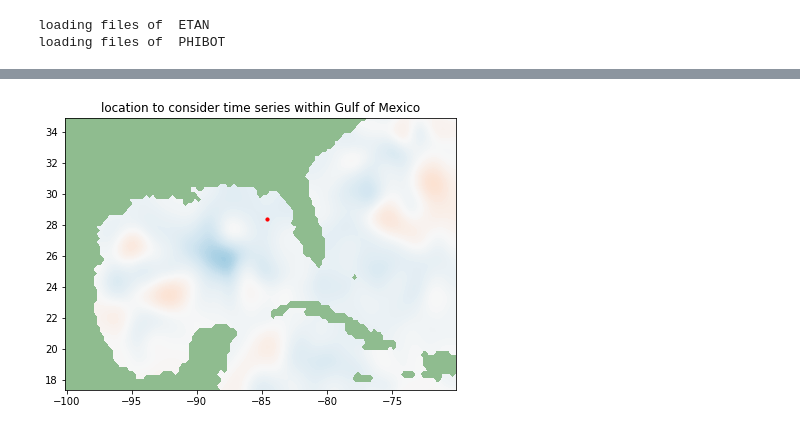
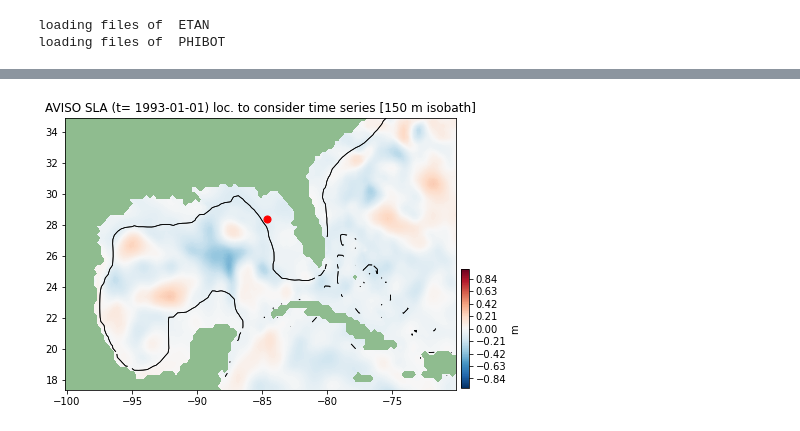
Before and after one commit to jakesteinberg/nasa_ostst, a Jupyter notebook: aviso_trends.ipynb, the cells around one changed output, grey strips where cells are left out. Drawn from its saved outputs; the diff is of its cells as text; code cells hidden in the pictures.

```diff
--- a/aviso_trends.ipynb
+++ b/aviso_trends.ipynb
@@ -51,5 +51,9 @@ loading files of  PHIBOT
 ocean_mask = np.ceil(ecco_monthly_ds.hFacC[0])
 ocean_mask = ocean_mask.where(ocean_mask==1, np.nan)
 total_ocean_area = np.sum(ecco_monthly_ds.rA*ocean_mask)
+# %%
+# bathymetry
+dep = ecco_monthly_ds.Depth
+dep = dep.where(ecco_monthly_ds.hFacC.isel(tile=tile_num,k=0) !=0, np.nan)
 # %%
 SSH_global_mean_mon = (ecco_monthly_ds.ETAN*ecco_monthly_ds.rA).sum(dim=['i','j','tile'])/total_ocean_area # global mean time series
@@ -92,3 +99,22 @@ for i in range(np.shape(ssh_anom)[0]):
     if len(t_ov > 25):
         avsla_raw_month[i,:,:] = np.nanmean(avsla_raw[t_ov], axis=0)
         avsla_month[i,:,:] = np.nanmean(avsla[t_ov], axis=0)
+# %%
+f, (ax,ax2,ax3) = plt.subplots(1,3,figsize=(16,4)); clim = [-0.02, 0.02];
+colMap = plt.get_cmap('plasma'); # colMap.set_over(color='r');
+
+Kc = ax.pcolor(av.longitude,av.latitude,avsla_raw.var(dim='time'), norm=LogNorm(vmin=0.001, vmax=0.125),cmap=colMap);
+ax.set_title('AVISO SLA Variance');
+ax.set_xlim([av.longitude[2], av.longitude[-1]]); ax.set_ylim([av.latitude[0], av.latitude[-1]]); ax.set_facecolor('#8FBC8F');
+
+Kc = ax2.pcolor(av.longitude,av.latitude,np.nanvar(avsla_month,axis=0),norm=LogNorm(vmin=0.001,vmax=0.125),cmap=colMap);
+ax2.set_title('AVISO 30day,2deg SLA Variance');
+ax2.set_xlim([av.longitude[2], av.longitude[-1]]); ax2.set_ylim([av.latitude[0], av.latitude[-1]]); ax2.set_facecolor('#8FBC8F');
+
+Kc = ax3.pcolor(lons,lats,ssh_anom_2.var(dim='time'), norm=LogNorm(vmin=0.001, vmax=0.125),cmap=colMap);
+ax3.set_title('ECCO SLA Variance');
+ax3.set_xlim([av.longitude[2], av.longitude[-1]]); ax3.set_ylim([av.latitude[0], av.latitude[-1]]); ax3.set_facecolor('#8FBC8F');
+
+cbpos = [0.92, 0.15, 0.01, 0.35]; cax = f.add_axes(cbpos);
+cb = f.colorbar(Kc, cax=cax, orientation='vertical', label=r'm$^2$') #extend='both'
+f.savefig('/Users/jakesteinberg/Documents/NASA_OSTST/meetings/2022_03_17/GOM_sla_aviso_var.jpg', dpi=250)
@@ -103,10 +131,14 @@ avloni = np.where((av.longitude > eclon-.15) & (av.longitude < eclon+.15))[0][0]
 avlati = np.where((av.latitude > eclat-.15) & (av.latitude < eclat+.15))[0][0]
 # %%
 f, ax = plt.subplots(1,1,figsize=(7,5)); clim = [-0.02, 0.02];
-colMap = plt.get_cmap('RdBu_r'); colMap.set_over(color='r');
-Kc = ax.contourf(av.longitude,av.latitude,avsla[0],levels=np.arange(-1, 1, 0.01), vmin=-1, vmax=1,cmap=colMap, extend='max');
-ax.scatter(av.longitude[avloni], av.latitude[avlati], color='r', s=10)
-ax.set_title('location to consider time series within Gulf of Mexico');
+colMap = plt.get_cmap('RdBu_r'); # colMap.set_over(color='r');
+Kc = ax.contourf(av.longitude,av.latitude,avsla_raw[0],levels=np.arange(-1, 1.01, 0.01), vmin=-1, vmax=1.01,cmap=colMap);
+ax.contour(lons, lats, dep.isel(tile=tile_num), [150, 152], linewidths=0.75, colors='k')
+ax.scatter(av.longitude[avloni], av.latitude[avlati], color='r', s=50)
+ax.set_title('AVISO SLA (t= ' + str(av.time[0].data)[0:10] + ') loc. to consider time series [150 m isobath]');
 ax.set_xlim([av.longitude[0], av.longitude[-1]]); ax.set_ylim([av.latitude[0], av.latitude[-1]]); ax.set_facecolor('#8FBC8F');
+cbpos = [0.91, 0.13, 0.015, 0.33]; cax = f.add_axes(cbpos);
+cb = f.colorbar(Kc, cax=cax, orientation='vertical', label='m') #extend='both'
+# f.savefig('/Users/jakesteinberg/Documents/NASA_OSTST/meetings/2022_03_17/GOM_sla_aviso_loc.jpg', dpi=250)
 # %% [output]
-[figure, old version]
+[figure, new version]
```
Also changed, not shown: parts of 11 cells of this notebook, 3 other files.
